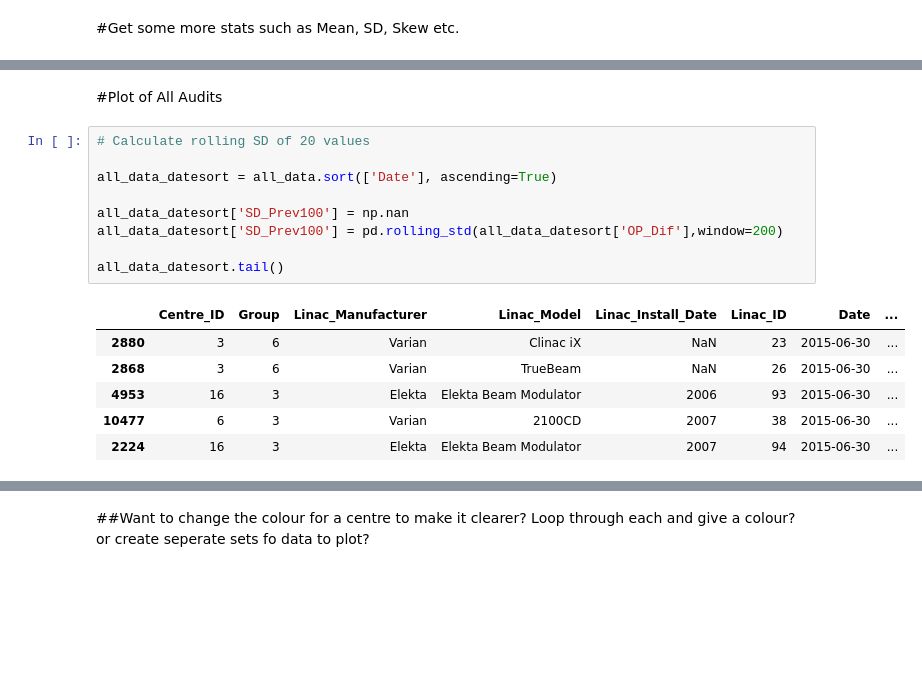
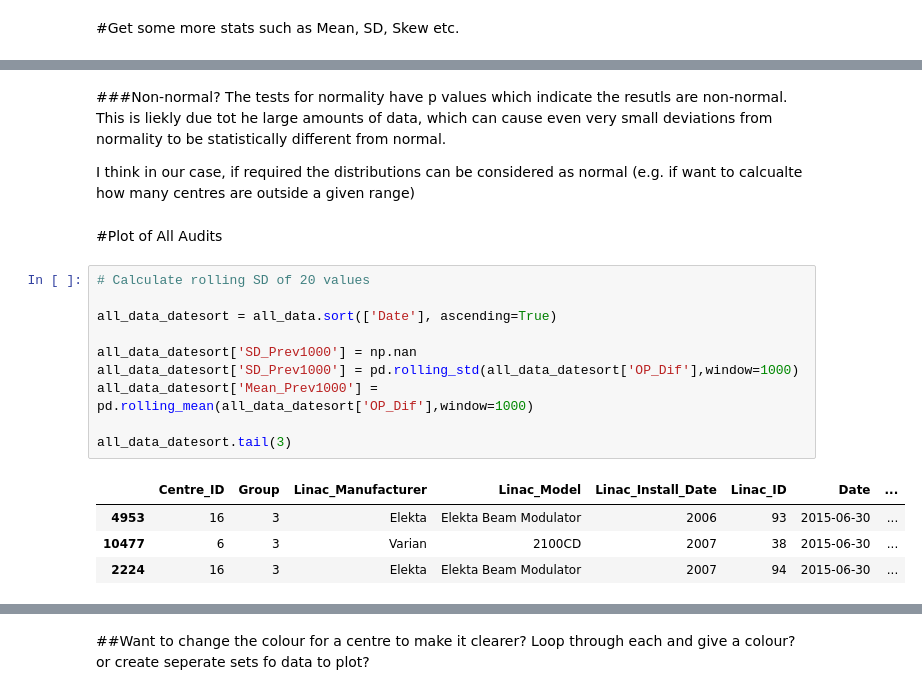
Before and after one commit to mbolt01/InitialCode, a Jupyter notebook: OP Data Plots.ipynb, the cells around one changed output, grey strips where cells are left out. Drawn from its saved outputs; the diff is of its cells as text; blank space fills up the shorter version.

```diff
--- a/OP Data Plots.ipynb
+++ b/OP Data Plots.ipynb
@@ -153,18 +157,23 @@ Skew Test:  (-7.6569216893507397, 1.9044267843761256e-14)
+# %% [markdown]
+###Non-normal?
+The tests for normality have p values which indicate the resutls are non-normal.
+This is liekly due tot he large amounts of data, which can cause even very small deviations from normality to be statistically different from normal.
+
+I think in our case, if required the distributions can be considered as normal (e.g. if want to calcualte how many centres are outside a given range)
 # %% [markdown]
 #Plot of All Audits
 # %%
 # Calculate rolling SD of 20 values
 
 all_data_datesort = all_data.sort(['Date'], ascending=True)
 
-all_data_datesort['SD_Prev100'] = np.nan
-all_data_datesort['SD_Prev100'] = pd.rolling_std(all_data_datesort['OP_Dif'],window=200)
+all_data_datesort['SD_Prev1000'] = np.nan
+all_data_datesort['SD_Prev1000'] = pd.rolling_std(all_data_datesort['OP_Dif'],window=1000)
+all_data_datesort['Mean_Prev1000'] = pd.rolling_mean(all_data_datesort['OP_Dif'],window=1000)
 
-all_data_datesort.tail()
+all_data_datesort.tail(3)
 # %% [output]
 |  | Centre_ID | Group | Linac_Manufacturer | Linac_Model | Linac_Install_Date | Linac_ID | Date | ... |
-| 2880 | 3 | 6 | Varian | Clinac iX | NaN | 23 | 2015-06-30 | ... |
-| 2868 | 3 | 6 | Varian | TrueBeam | NaN | 26 | 2015-06-30 | ... |
 | 4953 | 16 | 3 | Elekta | Elekta Beam Modulator | 2006 | 93 | 2015-06-30 | ... |
 | 10477 | 6 | 3 | Varian | 2100CD | 2007 | 38 | 2015-06-30 | ... |
 | 2224 | 16 | 3 | Elekta | Elekta Beam Modulator | 2007 | 94 | 2015-06-30 | ... |
```
Also changed, not shown: parts of 13 cells of this notebook, 1 other file.
